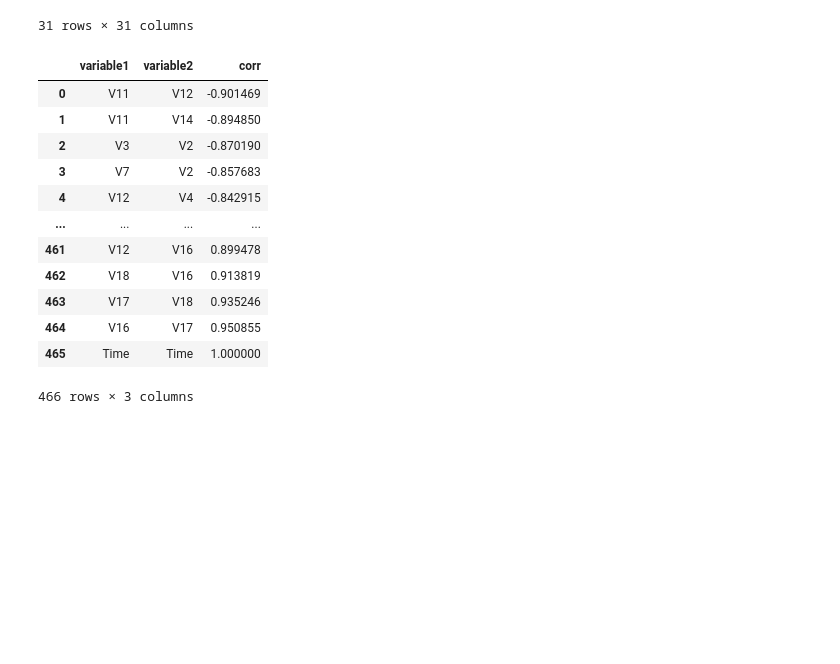
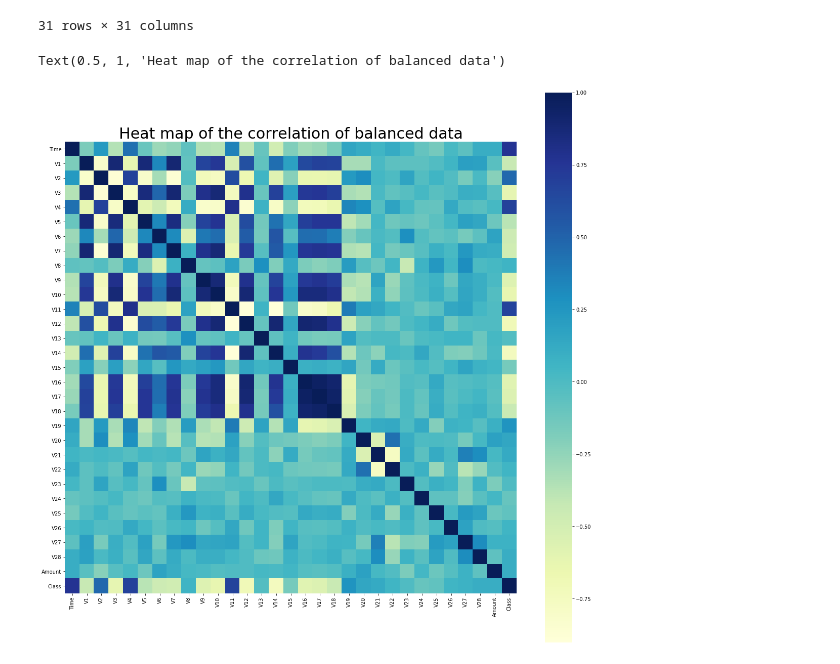
Before and after one commit to ajeymr/Credit-Card-Fraud-Detection, a Jupyter notebook: Credit Card Fraud Detection.ipynb, the cells around one changed output. Drawn from its saved outputs; the diff is of its cells as text; code cells hidden in the pictures; blank space fills up the shorter version.

```diff
--- a/Credit Card Fraud Detection.ipynb
+++ b/Credit Card Fraud Detection.ipynb
@@ -228,24 +235,4 @@ df_balanced.corr()
 pos_corr = df_balanced.corr().unstack().sort_values(ascending  = False).drop_duplicates().to_frame()
 # reseting the index to bring the indexes into the dataframe
 pos_corr.reset_index(inplace = True, drop = False)
-pos_corr.rename(columns={'level_0':'variable1','level_1':'variable2',0:'corr',})
-
-# listing out the negative correlation in the balanced dataframe into a df
-neg_corr = df_balanced.corr().unstack().sort_values(ascending  = True).drop_duplicates().to_frame()
-# reseting the index to bring the indexes into the dataframe
-neg_corr.reset_index(inplace = True, drop = False)
-neg_corr.rename(columns={'level_0':'variable1','level_1':'variable2',0:'corr',})
+pos_corr.rename(columns={'level_0':'variable1','level_1':'variable2',0:'corr',},inplace=True)
-# %% [output]
-|  | variable1 | variable2 | corr |
-| 0 | V11 | V12 | -0.901469 |
-| 1 | V11 | V14 | -0.894850 |
-| 2 | V3 | V2 | -0.870190 |
-| 3 | V7 | V2 | -0.857683 |
-| 4 | V12 | V4 | -0.842915 |
-| ... | ... | ... | ... |
-| 461 | V12 | V16 | 0.899478 |
-| 462 | V18 | V16 | 0.913819 |
-| 463 | V17 | V18 | 0.935246 |
-| 464 | V16 | V17 | 0.950855 |
-| 465 | Time | Time | 1.000000 |
-466 rows × 3 columns
@@ -251,0 +245,11 @@ neg_corr.rename(columns={'level_0':'variable1','level_1':'variable2',0:'corr',})
+# %%
+# drawing the correlations heat map after balancing the data base
+
+corr = df_balanced.corr()
+fig_dims = (20, 20)
+fig, ax = plt.subplots(figsize=fig_dims)
+sns.heatmap(corr, ax = ax, cmap="YlGnBu", square=True)
+ax.set_title("Heat map of the correlation of balanced data",fontsize = 30)
+# %% [output]
+Text(0.5, 1, 'Heat map of the correlation of balanced data')
+[figure, added]
```
Also changed, not shown: parts of 8 cells of this notebook.
